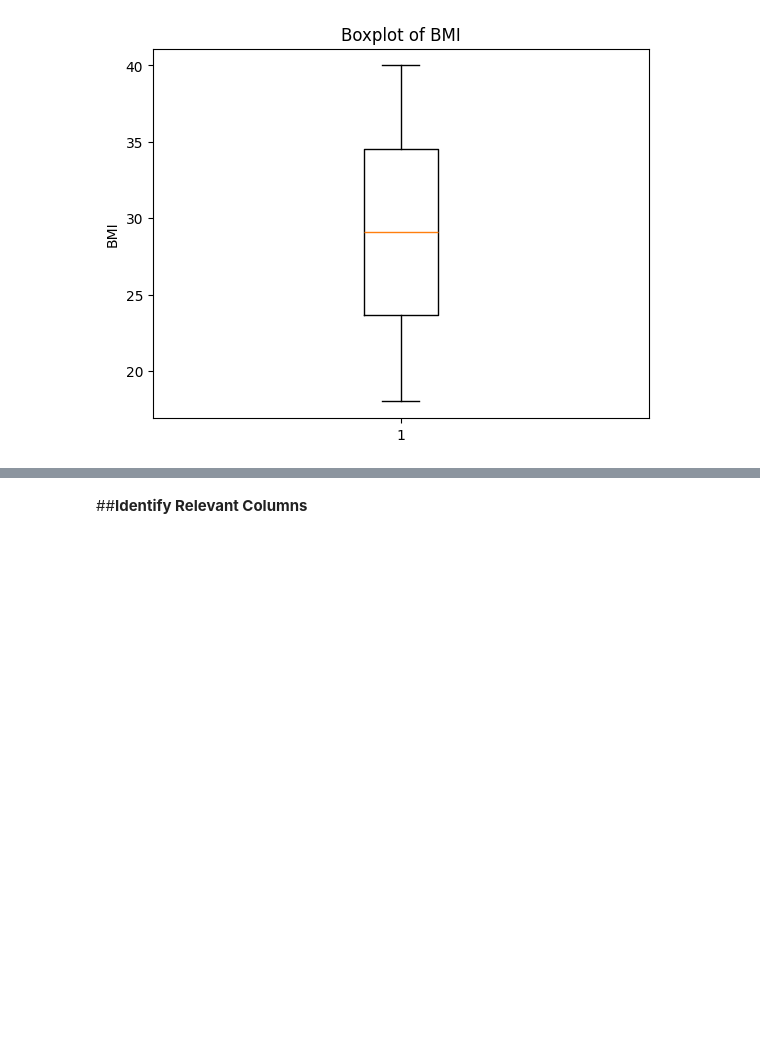
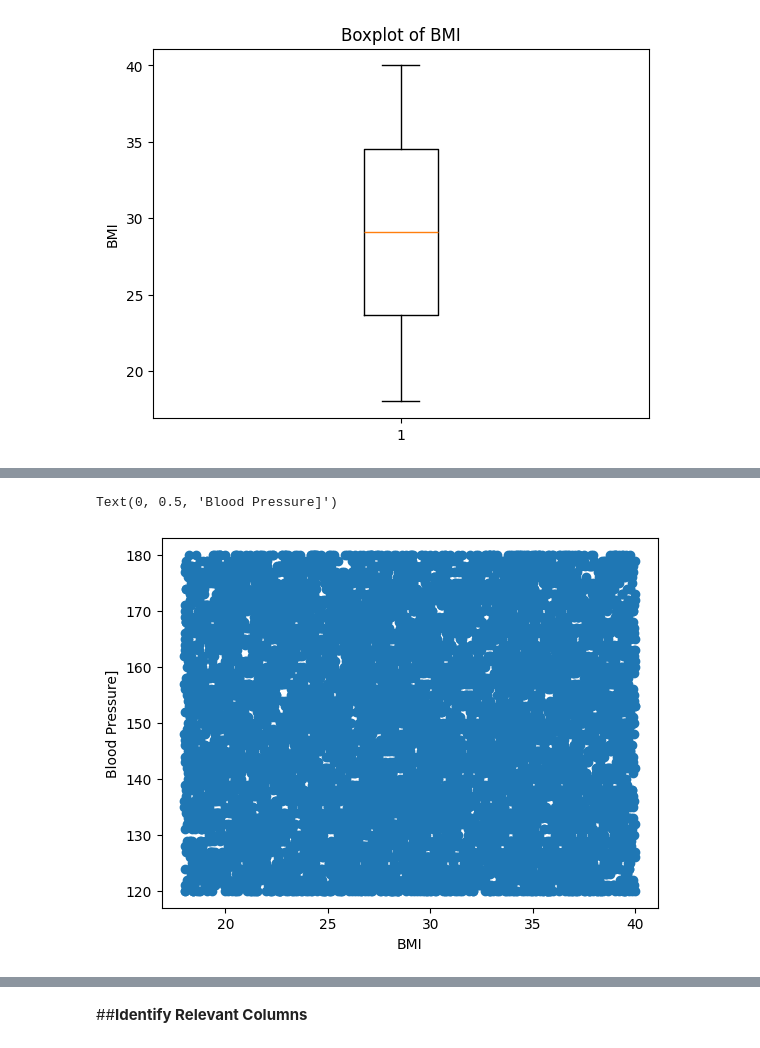
Before and after one commit to Victory91/Group-A-Data-science-project, a Jupyter notebook: Group_A_Project.ipynb, the cells around one changed output, grey strips where cells are left out. Drawn from its saved outputs; the diff is of its cells as text; code cells hidden in the pictures; blank space fills up the shorter version.

```diff
--- a/Group_A_Project.ipynb
+++ b/Group_A_Project.ipynb
@@ -176,3 +241,11 @@ plt.show()
+# %%
+# plotting a scatterplot of "Age" against "Blood Pressure"
+plt.scatter(x =df["BMI"], y = df["Blood Pressure"])
+plt.xlabel("BMI")
+plt.ylabel("Blood Pressure]")
+# %% [output]
+Text(0, 0.5, 'Blood Pressure]')
+[figure, added]
 # %%
 # Plotting Correlation plot for Heart Disease Status and other columns
 df["Heart Disease Status"] = df["Heart Disease Status"].map({'Yes': 1, 'No': 0})
```
Also changed, not shown: parts of 10 cells of this notebook.
